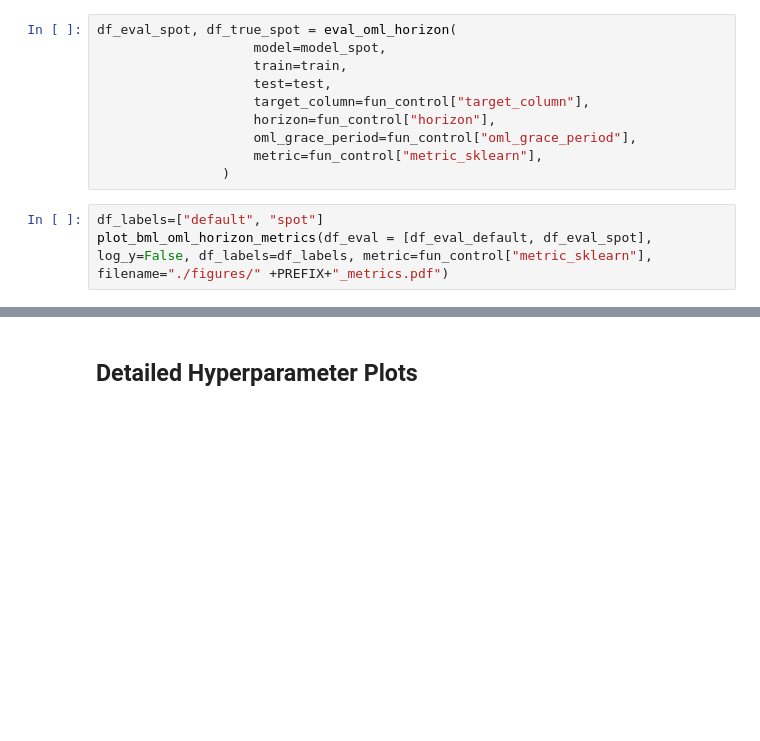
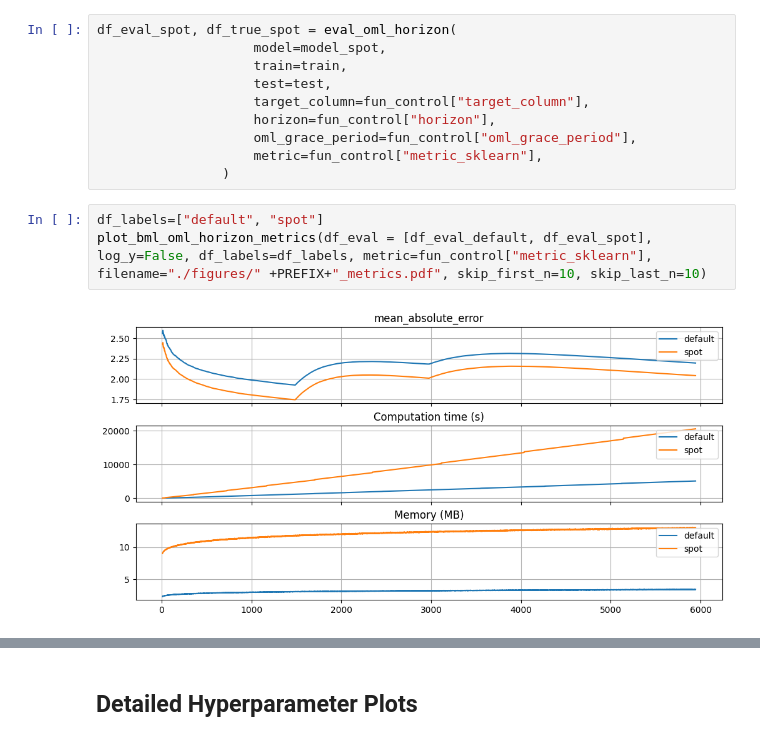
Before and after one commit to sn-code-inside/online-machine-learning, a Jupyter notebook: ch10_friedman-hpt-amf.ipynb, the cells around one changed output, grey strips where cells are left out. Drawn from its saved outputs; the diff is of its cells as text; blank space fills up the shorter version.

```diff
--- a/ch10_friedman-hpt-amf.ipynb
+++ b/ch10_friedman-hpt-amf.ipynb
@@ -375,6 +414,8 @@ df_eval_spot, df_true_spot = eval_oml_horizon(
                 )
 # %%
 df_labels=["default", "spot"]
-plot_bml_oml_horizon_metrics(df_eval = [df_eval_default, df_eval_spot], log_y=False, df_labels=df_labels, metric=fun_control["metric_sklearn"], filename="./figures/" +PREFIX+"_metrics.pdf")
+plot_bml_oml_horizon_metrics(df_eval = [df_eval_default, df_eval_spot], log_y=False, df_labels=df_labels, metric=fun_control["metric_sklearn"], filename="./figures/" +PREFIX+"_metrics.pdf", skip_first_n=10, skip_last_n=10)
+# %% [output]
+[figure, added]
 # %%
 plot_bml_oml_horizon_predictions(df_true = [df_true_default[a:b], df_true_spot[a:b]], target_column=target_column,  df_labels=df_labels, filename="./figures/" + PREFIX +"_predictions.pdf")
```
Also changed, not shown: parts of 14 cells of this notebook, 5 other files.
